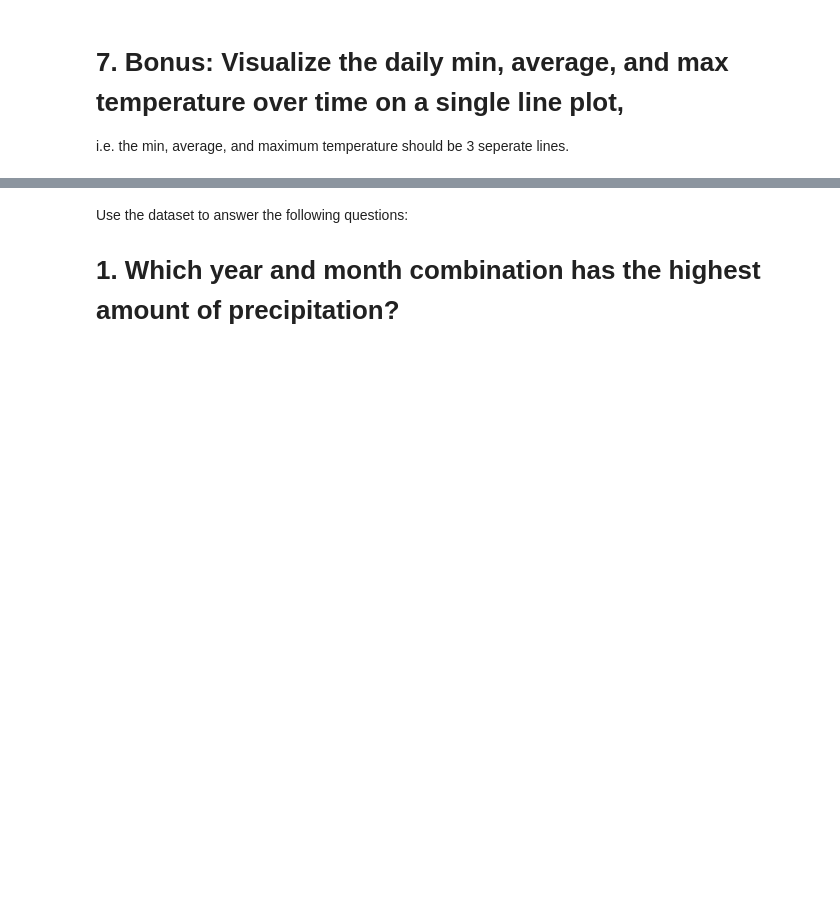
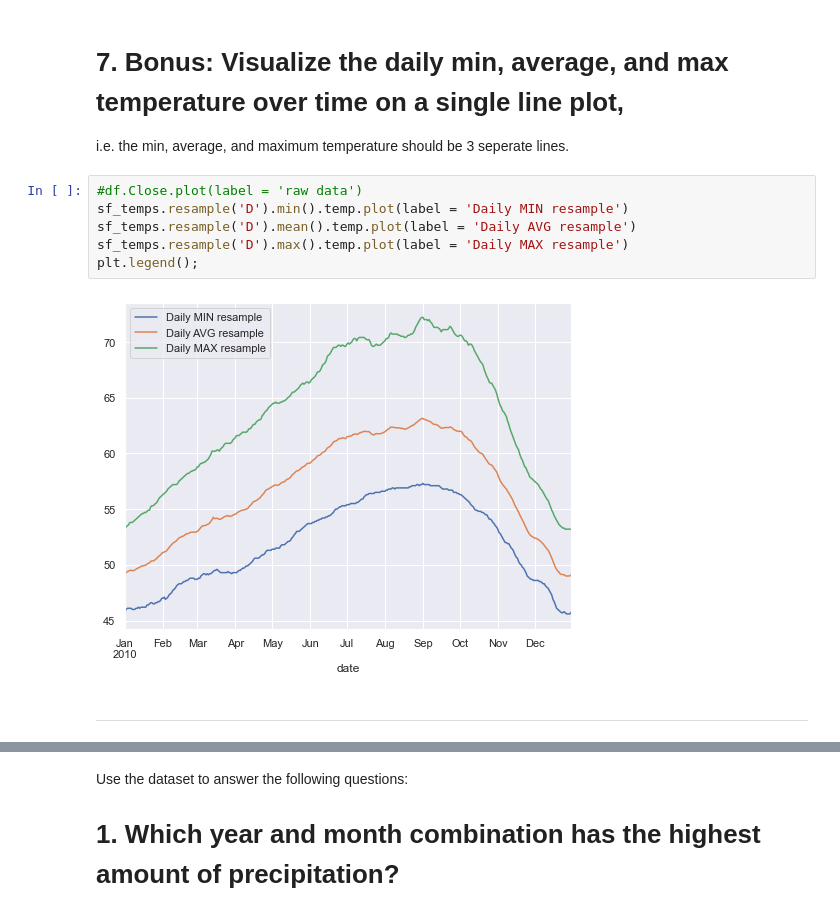
Before and after one commit to o0amandagomez0o/time-series-exercises, a Jupyter notebook: tsa-exercises.ipynb, the cells around one changed output, grey strips where cells are left out. Cells and saved outputs as stored; diff of their text form; blank space fills up the shorter version.

```diff
--- a/tsa-exercises.ipynb
+++ b/tsa-exercises.ipynb
@@ -199,5 +228,15 @@ sf_daily_minmax['temp_variance'] = sf_daily_minmax.max - sf_daily_minmax.min
 # %% [markdown]
 # 7. **Bonus**: Visualize the daily min, average, and max temperature over time on a single line plot,
 i.e. the min, average, and maximum temperature should be 3 seperate lines.
+# %%
+#df.Close.plot(label = 'raw data')
+sf_temps.resample('D').min().temp.plot(label = 'Daily MIN resample')
+sf_temps.resample('D').mean().temp.plot(label = 'Daily AVG resample')
+sf_temps.resample('D').max().temp.plot(label = 'Daily MAX resample')
+plt.legend();
+# %% [output]
+[figure, added]
+# %% [markdown]
+___
 # %%
 data.seattle_weather()
```
Also changed, not shown: parts of 57 cells of this notebook.
